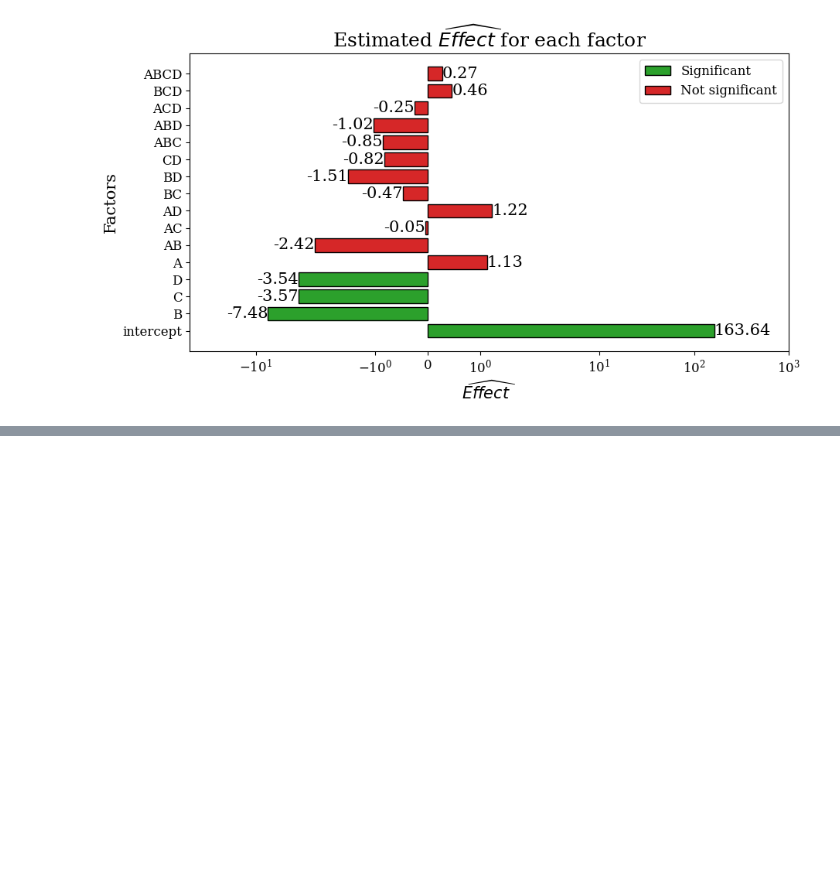
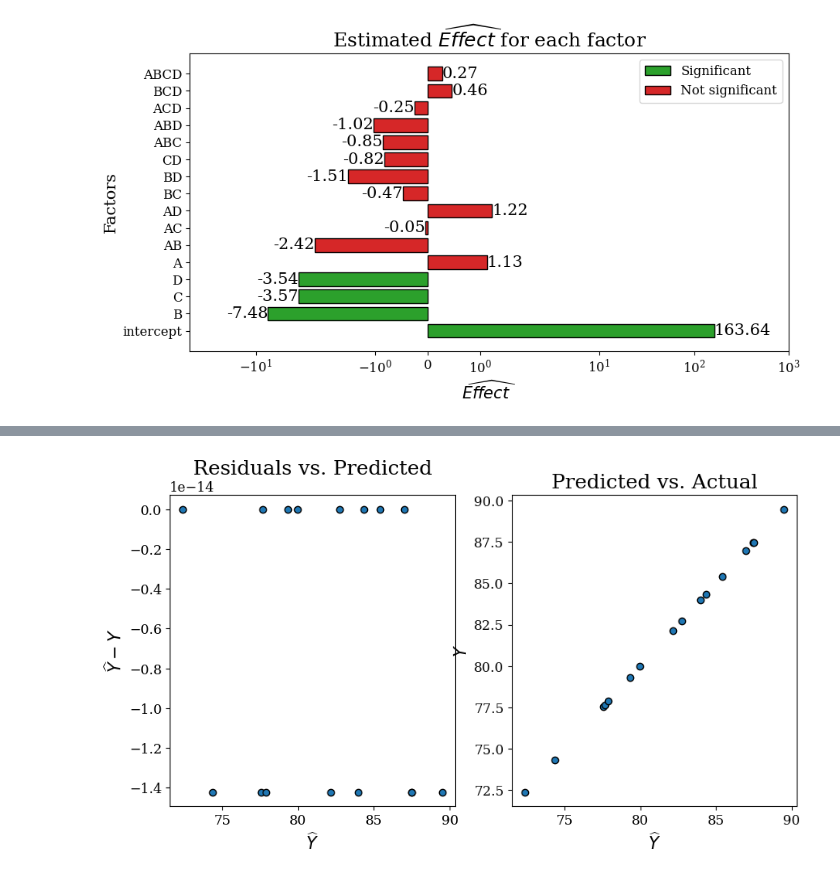
Before and after one commit to Ankowa/TMA4267_task_3, a Jupyter notebook: stg.ipynb, the cells around one changed output, grey strips where cells are left out. Drawn from its saved outputs; the diff is of its cells as text; code cells hidden in the pictures; blank space fills up the shorter version.

```diff
--- a/stg.ipynb
+++ b/stg.ipynb
@@ -285,0 +219,3 @@ t.interval(0.975, 5)[1]
+# %%
+pred = X_ @ beta_hat
+residuals = Y_ - pred
@@ -285,0 +242,13 @@ t.interval(0.975, 5)[1]
+# %%
+_, axs = plt.subplots(1, 2, figsize=(10, 5))
+axs[0].scatter(pred, residuals, edgecolor="black")
+axs[0].set_xlabel(r"$\widehat{Y}$")
+axs[0].set_ylabel(r"$\widehat{Y} - Y$")
+axs[0].set_title("Residuals vs. Predicted")
+axs[1].scatter(pred, Y_, edgecolor="black")
+axs[1].set_xlabel(r"$\widehat{Y}$")
+axs[1].set_ylabel(r"$Y$")
+axs[1].set_title("Predicted vs. Actual")
+plt.savefig("residuals.png", bbox_inches="tight")
+# %% [output]
+[figure, added]
```
Also changed, not shown: parts of 21 cells of this notebook, 7 other files.
